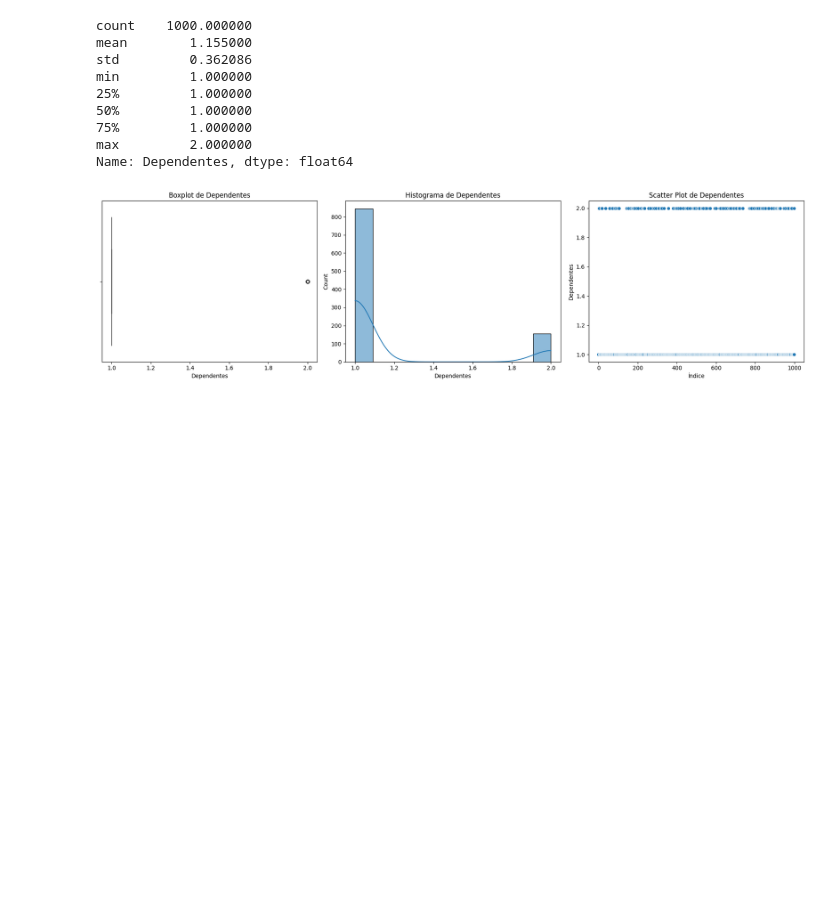
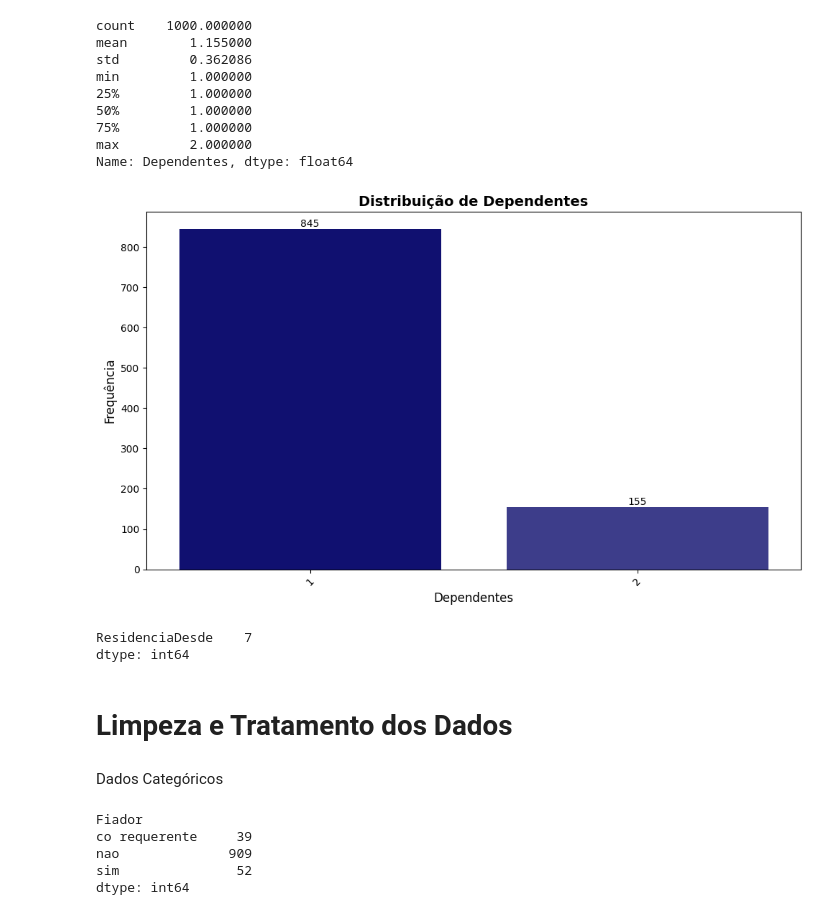
Before and after one commit to Ryans007/DateWithPython, a Jupyter notebook: Projeto Final/projeto_final.ipynb, the cells around one changed output. Drawn from its saved outputs; the diff is of its cells as text; code cells hidden in the pictures; blank space fills up the shorter version.

```diff
--- a/Projeto Final/projeto_final.ipynb
+++ b/Projeto Final/projeto_final.ipynb
@@ -342,6 +337,25 @@ max         2.000000
 Name: Dependentes, dtype: float64
 # %%
 # Gráficos
-my_numerical_graphics(df_credito, 'Dependentes')
+my_barplot_single(df_credito, 'Dependentes')
 # %% [output]
-[figure, old version]
+[figure, new version]
+# %%
+# Buscar por NAs
+# Selecionar apenas as colunas numéricas
+numerical_columns = df_credito.select_dtypes(include=['number'])
+
+# Contar valores faltantes apenas nas colunas numéricas
+missing_values_numerical = numerical_columns.isnull().sum()
+
+# Filtrar para mostrar apenas colunas com valores faltantes
+missing_values_numerical = missing_values_numerical[missing_values_numerical > 0]
+
+print(missing_values_numerical)
+# %% [output]
+ResidenciaDesde    7
+dtype: int64
+# %% [markdown]
+# Limpeza e Tratamento dos Dados
+# %% [markdown]
+Dados Categóricos
@@ -347,0 +366,9 @@ my_numerical_graphics(df_credito, 'Dependentes')
+# %%
+# Análisando novo dominio dos dados
+df_credito.groupby(df_credito['Fiador']).size()
+# %% [output]
+Fiador
+co requerente     39
+nao              909
+sim               52
+dtype: int64
```
Also changed, not shown: parts of 26 cells of this notebook, 1 other file.
